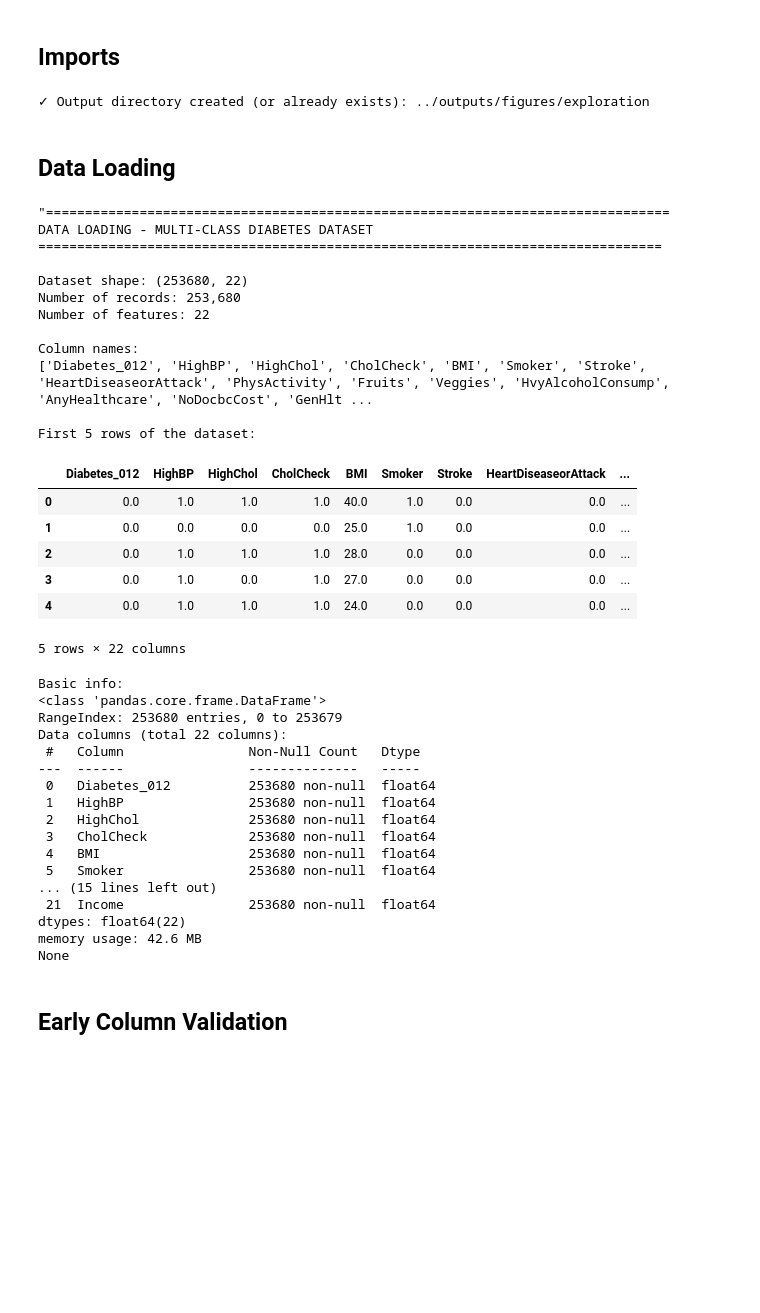
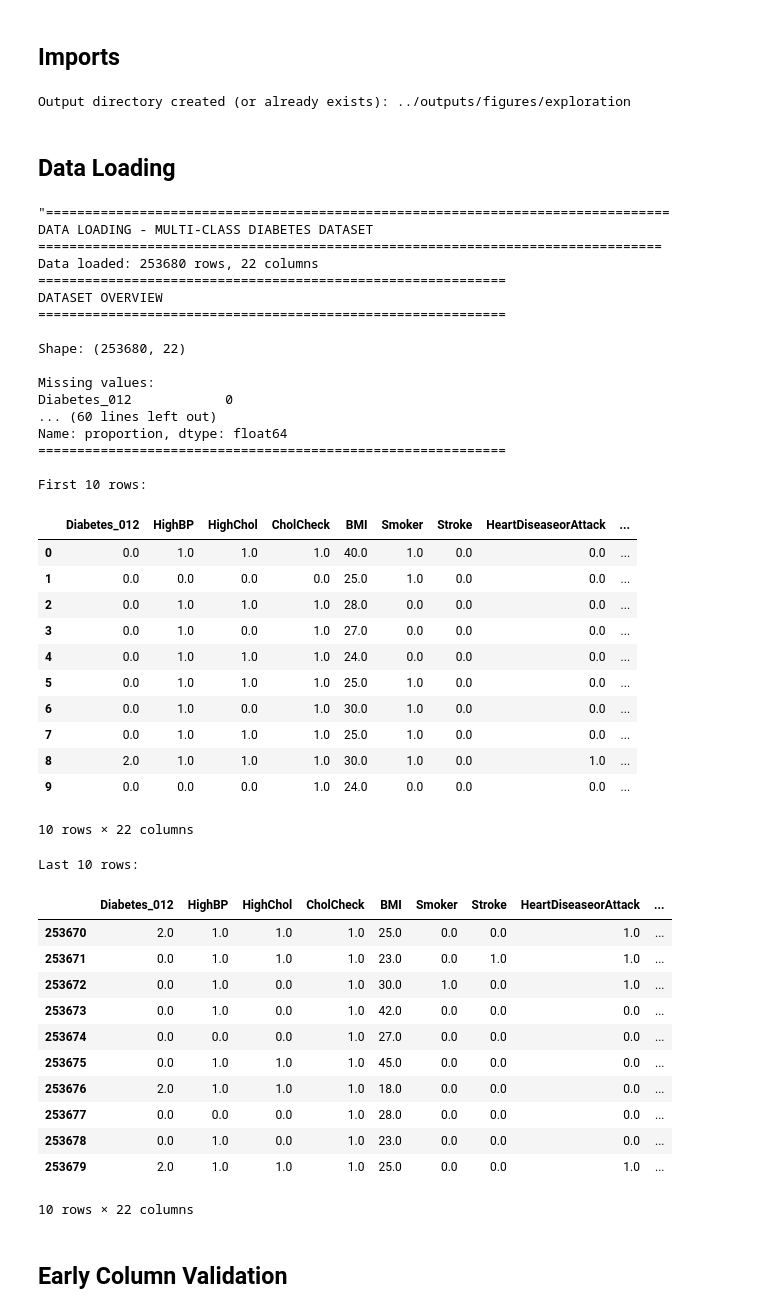
Before and after one commit to eyyuboeztuerk-arch/diabetes-multiclass-project, a Jupyter notebook: notebooks/01_exploration.ipynb, the cells around one changed output. Drawn from its saved outputs; the diff is of its cells as text; code cells hidden in the pictures; blank space fills up the shorter version.

```diff
--- a/notebooks/01_exploration.ipynb
+++ b/notebooks/01_exploration.ipynb
@@ -131,70 +138,75 @@ plt.rcParams['font.size'] = 10
 # Define output directory for all exploration figures
 output_dir = "../outputs/figures/exploration"
 os.makedirs(output_dir, exist_ok=True)
-print(f"✓ Output directory created (or already exists): {output_dir}")
+print(f"Output directory created (or already exists): {output_dir}")
 # %% [output]
-✓ Output directory created (or already exists): ../outputs/figures/exploration
+Output directory created (or already exists): ../outputs/figures/exploration
 # %% [markdown]
 ## Data Loading
 # %%
 # =============================================================================
 # 1. DATA LOADING
 # =============================================================================
 print("\"" + "="*80)
 print("DATA LOADING - MULTI-CLASS DIABETES DATASET")
 print("="*80)
 
-df = pd.read_csv(f"{destination}/{dataset_name}/{files[0]}", delimiter=",") # diabetes_012
+# Load data
+df = load_raw_data("../data/raw/diabetes-health-indicators-dataset\diabetes_012_health_indicators_BRFSS2015.csv")
 
-print(f"\nDataset shape: {df.shape}")
-print(f"Number of records: {df.shape[0]:,}")
-print(f"Number of features: {df.shape[1]}")
+# Display basic information
+get_data_info(df)
 
-print("\nColumn names:")
-print(df.columns.tolist())
+# Display first rows
+print("\nFirst 10 rows:")
+display(df.head(10))
 
-print("\nFirst 5 rows of the dataset:")
-display(df.head())
-
-print("\nBasic info:")
-print(df.info())
+# Display last rows
+print("\nLast 10 rows:")
+display(df.tail(10))
 # %% [output]
 "================================================================================
 DATA LOADING - MULTI-CLASS DIABETES DATASET
 ================================================================================
+Data loaded: 253680 rows, 22 columns
+============================================================
+DATASET OVERVIEW
+============================================================
 
-Dataset shape: (253680, 22)
-Number of records: 253,680
-Number of features: 22
+Shape: (253680, 22)
 
-Column names:
-['Diabetes_012', 'HighBP', 'HighChol', 'CholCheck', 'BMI', 'Smoker', 'Stroke', 'HeartDiseaseorAttack', 'PhysActivity', 'Fruits', 'Veggies', 'HvyAlcoholConsump', 'AnyHealthcare', 'NoDocbcCost', 'GenHlt ...
+Missing values:
+Diabetes_012            0
+... (60 lines left out)
+Name: proportion, dtype: float64
+============================================================
 
-First 5 rows of the dataset:
+First 10 rows:
 |  | Diabetes_012 | HighBP | HighChol | CholCheck | BMI | Smoker | Stroke | HeartDiseaseorAttack | ... |
 | 0 | 0.0 | 1.0 | 1.0 | 1.0 | 40.0 | 1.0 | 0.0 | 0.0 | ... |
 | 1 | 0.0 | 0.0 | 0.0 | 0.0 | 25.0 | 1.0 | 0.0 | 0.0 | ... |
 | 2 | 0.0 | 1.0 | 1.0 | 1.0 | 28.0 | 0.0 | 0.0 | 0.0 | ... |
 | 3 | 0.0 | 1.0 | 0.0 | 1.0 | 27.0 | 0.0 | 0.0 | 0.0 | ... |
 | 4 | 0.0 | 1.0 | 1.0 | 1.0 | 24.0 | 0.0 | 0.0 | 0.0 | ... |
+| 5 | 0.0 | 1.0 | 1.0 | 1.0 | 25.0 | 1.0 | 0.0 | 0.0 | ... |
+| 6 | 0.0 | 1.0 | 0.0 | 1.0 | 30.0 | 1.0 | 0.0 | 0.0 | ... |
+| 7 | 0.0 | 1.0 | 1.0 | 1.0 | 25.0 | 1.0 | 0.0 | 0.0 | ... |
+| 8 | 2.0 | 1.0 | 1.0 | 1.0 | 30.0 | 1.0 | 0.0 | 1.0 | ... |
+| 9 | 0.0 | 0.0 | 0.0 | 1.0 | 24.0 | 0.0 | 0.0 | 0.0 | ... |
-5 rows × 22 columns
+10 rows × 22 columns
-Basic info:
-<class 'pandas.core.frame.DataFrame'>
-RangeIndex: 253680 entries, 0 to 253679
-Data columns (total 22 columns):
- #   Column                Non-Null Count   Dtype
----  ------                --------------   -----
- 0   Diabetes_012          253680 non-null  float64
- 1   HighBP                253680 non-null  float64
- 2   HighChol              253680 non-null  float64
- 3   CholCheck             253680 non-null  float64
- 4   BMI                   253680 non-null  float64
- 5   Smoker                253680 non-null  float64
-... (15 lines left out)
- 21  Income                253680 non-null  float64
-dtypes: float64(22)
-memory usage: 42.6 MB
-None
+Last 10 rows:
+|  | Diabetes_012 | HighBP | HighChol | CholCheck | BMI | Smoker | Stroke | HeartDiseaseorAttack | ... |
+| 253670 | 2.0 | 1.0 | 1.0 | 1.0 | 25.0 | 0.0 | 0.0 | 1.0 | ... |
+| 253671 | 0.0 | 1.0 | 1.0 | 1.0 | 23.0 | 0.0 | 1.0 | 1.0 | ... |
+| 253672 | 0.0 | 1.0 | 0.0 | 1.0 | 30.0 | 1.0 | 0.0 | 1.0 | ... |
+| 253673 | 0.0 | 1.0 | 0.0 | 1.0 | 42.0 | 0.0 | 0.0 | 0.0 | ... |
+| 253674 | 0.0 | 0.0 | 0.0 | 1.0 | 27.0 | 0.0 | 0.0 | 0.0 | ... |
+| 253675 | 0.0 | 1.0 | 1.0 | 1.0 | 45.0 | 0.0 | 0.0 | 0.0 | ... |
+| 253676 | 2.0 | 1.0 | 1.0 | 1.0 | 18.0 | 0.0 | 0.0 | 0.0 | ... |
+| 253677 | 0.0 | 0.0 | 0.0 | 1.0 | 28.0 | 0.0 | 0.0 | 0.0 | ... |
+| 253678 | 0.0 | 1.0 | 0.0 | 1.0 | 23.0 | 0.0 | 0.0 | 0.0 | ... |
+| 253679 | 2.0 | 1.0 | 1.0 | 1.0 | 25.0 | 0.0 | 0.0 | 1.0 | ... |
+10 rows × 22 columns
 # %% [markdown]
 ## Early Column Validation
 # %%
```
Also changed, not shown: parts of 14 cells of this notebook.
